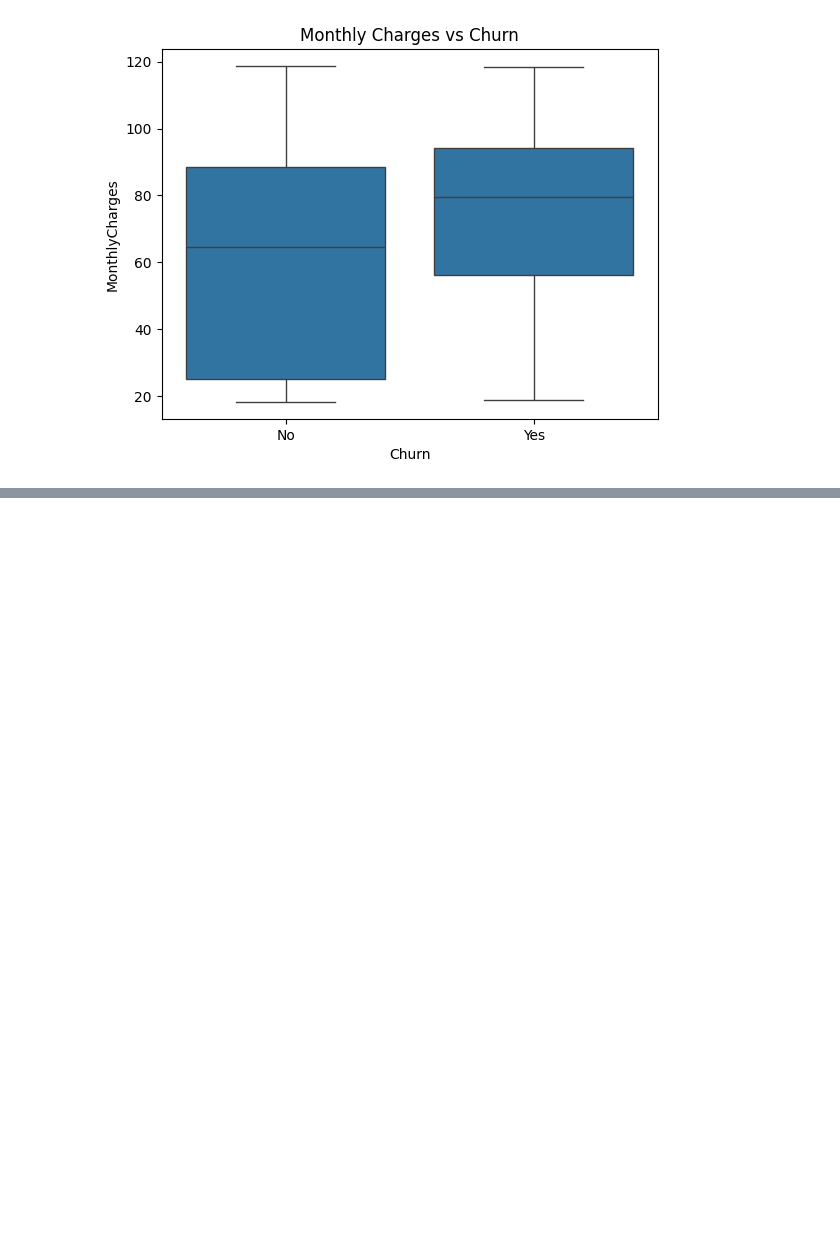
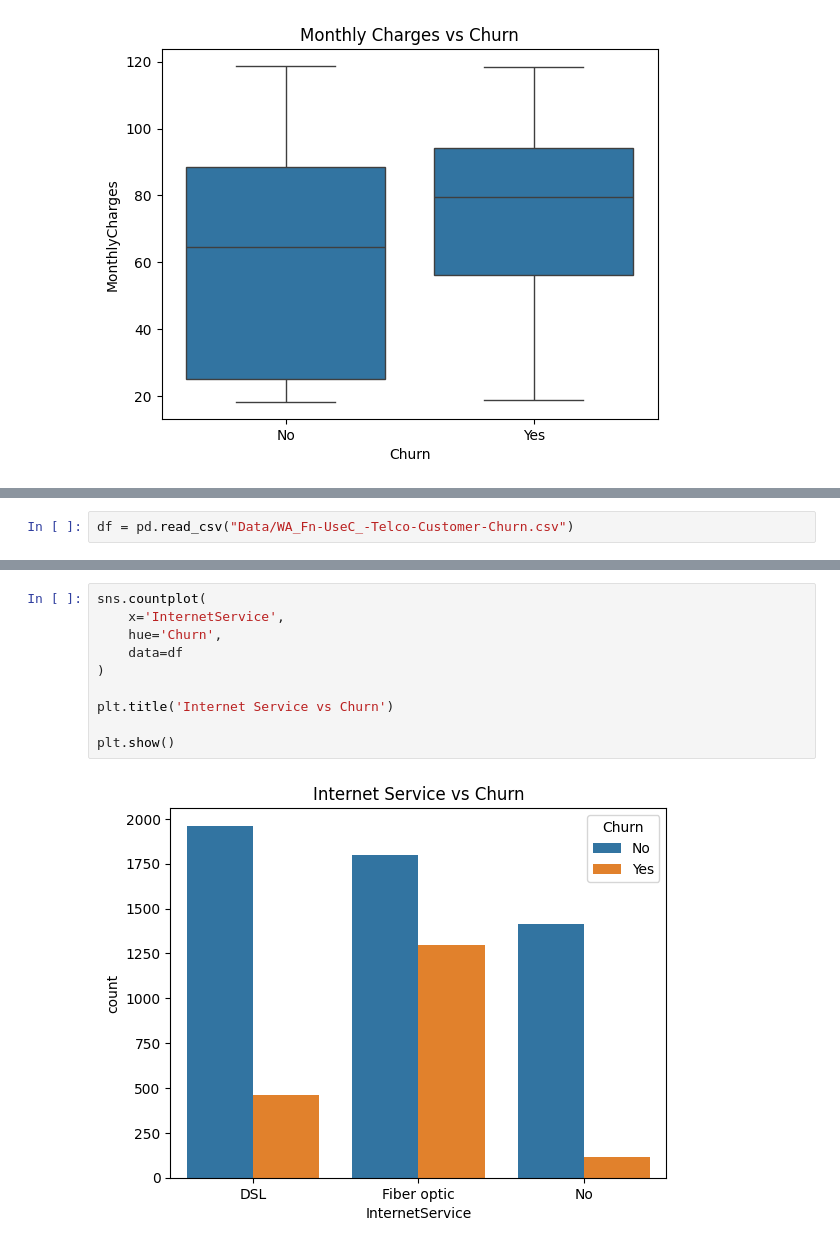
Before and after one commit to cteja2746-ima/customer-churn-prediction, a Jupyter notebook: week1_eda.ipynb, the cells around one changed output, grey strips where cells are left out. Drawn from its saved outputs; the diff is of its cells as text; blank space fills up the shorter version.

Commit message:
Added advanced EDA visualizations

```diff
--- a/week1_eda.ipynb
+++ b/week1_eda.ipynb
@@ -153,0 +158,2 @@ plt.show()
+# %%
+df = pd.read_csv("Data/WA_Fn-UseC_-Telco-Customer-Churn.csv")
@@ -153,0 +189,12 @@ plt.show()
+# %%
+sns.countplot(
+    x='InternetService',
+    hue='Churn',
+    data=df
+)
+
+plt.title('Internet Service vs Churn')
+
+plt.show()
+# %% [output]
+[figure, added]
```
Also changed, not shown: parts of 5 cells of this notebook, 1 other file.
